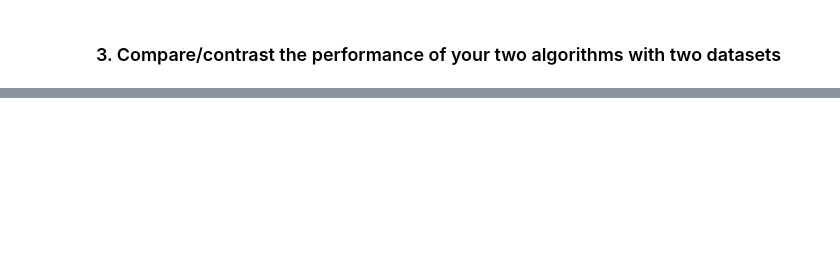
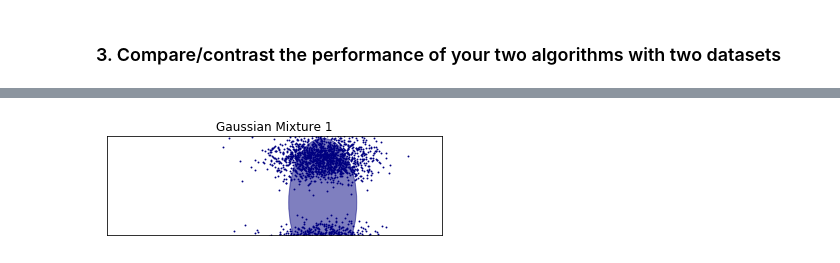
Before and after one commit to schwaaweb/aimlds1_08-UnsupervisedLearning, a Jupyter notebook: F08_SC1-DJ--Clustering_Sprint_Challenge.ipynb, the cells around one changed output, grey strips where cells are left out. Drawn from its saved outputs; the diff is of its cells as text; code cells hidden in the pictures; blank space fills up the shorter version.

Commit message:
I got the Gaussian Mixtures to plot but they look exactly the same :( Are they actually the same data set?

```diff
--- a/F08_SC1-DJ--Clustering_Sprint_Challenge.ipynb
+++ b/F08_SC1-DJ--Clustering_Sprint_Challenge.ipynb
@@ -41,4 +68,20 @@ set1 = pd.read_csv('https://www.dropbox.com/s/zakq7e0r8n1tob9/clustering_set1.cs
 ### 3. Compare/contrast the performance of your two algorithms with two datasets
 # %%
 # Second dataset
-set2 = pd.read_csv('https://www.dropbox.com/s/zakq7e0r8n1tob9/clustering_set2.csv?raw=1')
+set2 = pd.read_csv('clustering_set2.csv')
+# %%
+X1 = X
+X2 = set2[['x','y']].values
+# %%
+from sklearn import cluster, mixture
+
+EMcGMM1 = mixture.GaussianMixture(n_components=1, covariance_type='full')
+EMcGMM2 = mixture.GaussianMixture(n_components=1, covariance_type='full')
+DBSCAN1 = cluster.DBSCAN(eps=0.5, min_samples=5)
+DBSCAN2 = cluster.DBSCAN(eps=0.5, min_samples=5)
+# %%
+%%time
+EMcGMM1.fit(X1)
+EMcGMM2.fit(X2)
+DBSCAN1.fit(X1)
+DBSCAN2.fit(X2)
@@ -44,0 +91,63 @@ set2 = pd.read_csv('https://www.dropbox.com/s/zakq7e0r8n1tob9/clustering_set2.cs
+# %%
+import itertools
+
+from scipy import linalg
+import matplotlib.pyplot as plt
+import matplotlib as mpl
+
+
+color_iter = itertools.cycle(['navy', 'c', 'cornflowerblue', 'gold',
+                              'darkorange'])
+
+
+def plot_results(X, Y_, means, covariances, index, title):
+    splot = plt.subplot(2, 1, 1 + index)
+    for i, (mean, covar, color) in enumerate(zip(
+            means, covariances, color_iter)):
+        v, w = linalg.eigh(covar)
+        v = 2. * np.sqrt(2.) * np.sqrt(v)
+        u = w[0] / linalg.norm(w[0])
+        # as the DP will not use every component it has access to
+        # unless it needs it, we shouldn't plot the redundant
+        # components.
+        if not np.any(Y_ == i):
+            continue
+        plt.scatter(X[Y_ == i, 0], X[Y_ == i, 1], .8, color=color)
+
+        # Plot an ellipse to show the Gaussian component
+        angle = np.arctan(u[1] / u[0])
+        angle = 180. * angle / np.pi  # convert to degrees
+        ell = mpl.patches.Ellipse(mean, v[0], v[1], 180. + angle, color=color)
+        ell.set_clip_box(splot.bbox)
+        ell.set_alpha(0.5)
+        splot.add_artist(ell)
+
+    plt.xlim(-9., 5.)
+    plt.ylim(-3., 6.)
+    plt.xticks(())
+    plt.yticks(())
+    plt.title(title)
+
+
+
+plot_results(X1, EMcGMM1.predict(X1), EMcGMM1.means_, EMcGMM1.covariances_, 1,
+             'Gaussian Mixture 1')
+plt.show()
+
+plot_results(X2, EMcGMM2.predict(X2), EMcGMM2.means_, EMcGMM2.covariances_, 1,
+             'Gaussian Mixture 2')
+plt.show()
+
+
+plot_results(X1, DBSCAN2.predict(X2), DBSCAN2.means_, DBSCAN2.covariances_, 1,
+             'DBSCAN 2')
+plt.show()
+
+
+
+#EMcGMM1.cluster_centers_
+#EMcGMM2.cluster_centers_
+#DBSCAN1.cluster_centers_
+#DBSCAN2.cluster_centers_
+# %% [output]
+[figure, added]
```
Also changed, not shown: parts of 9 cells of this notebook.
